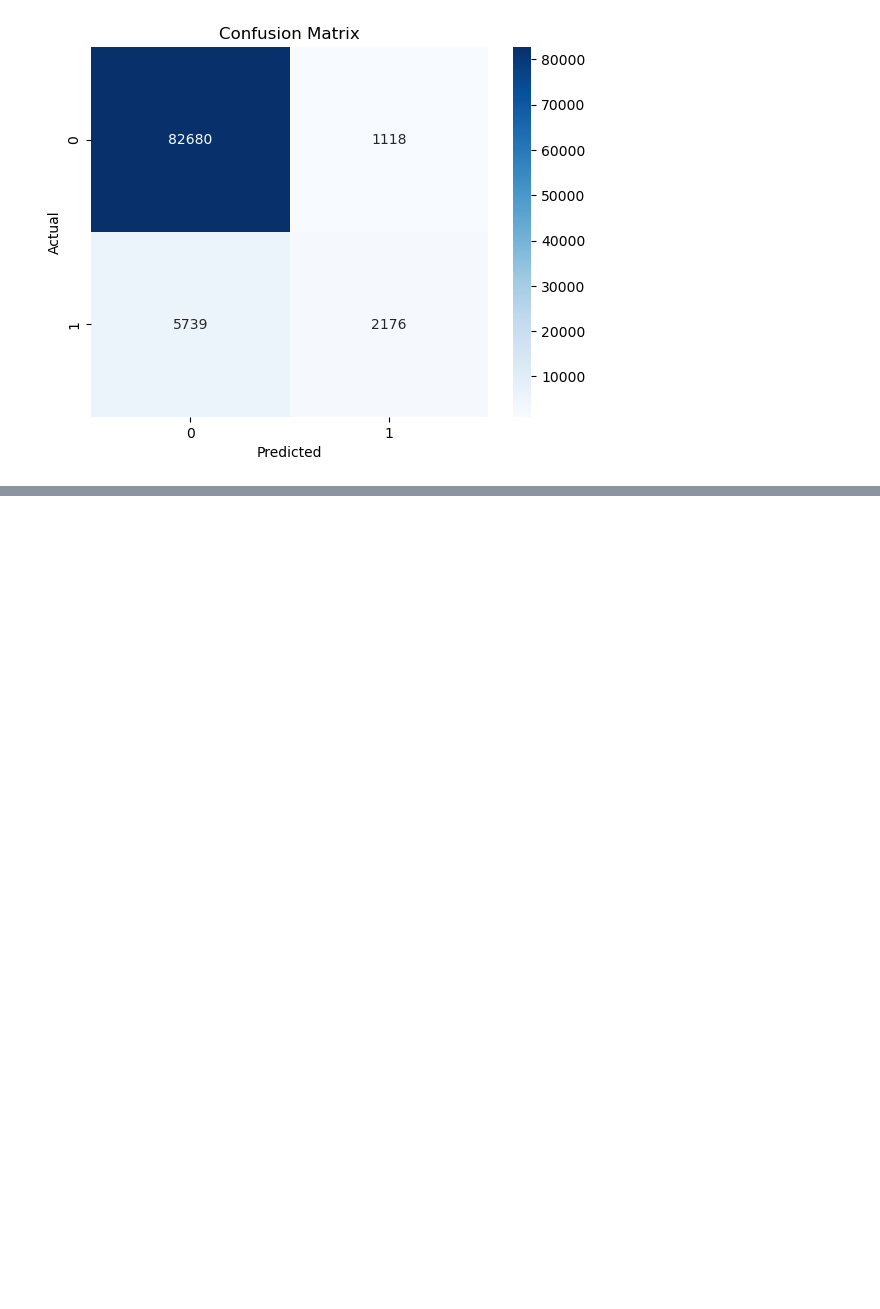
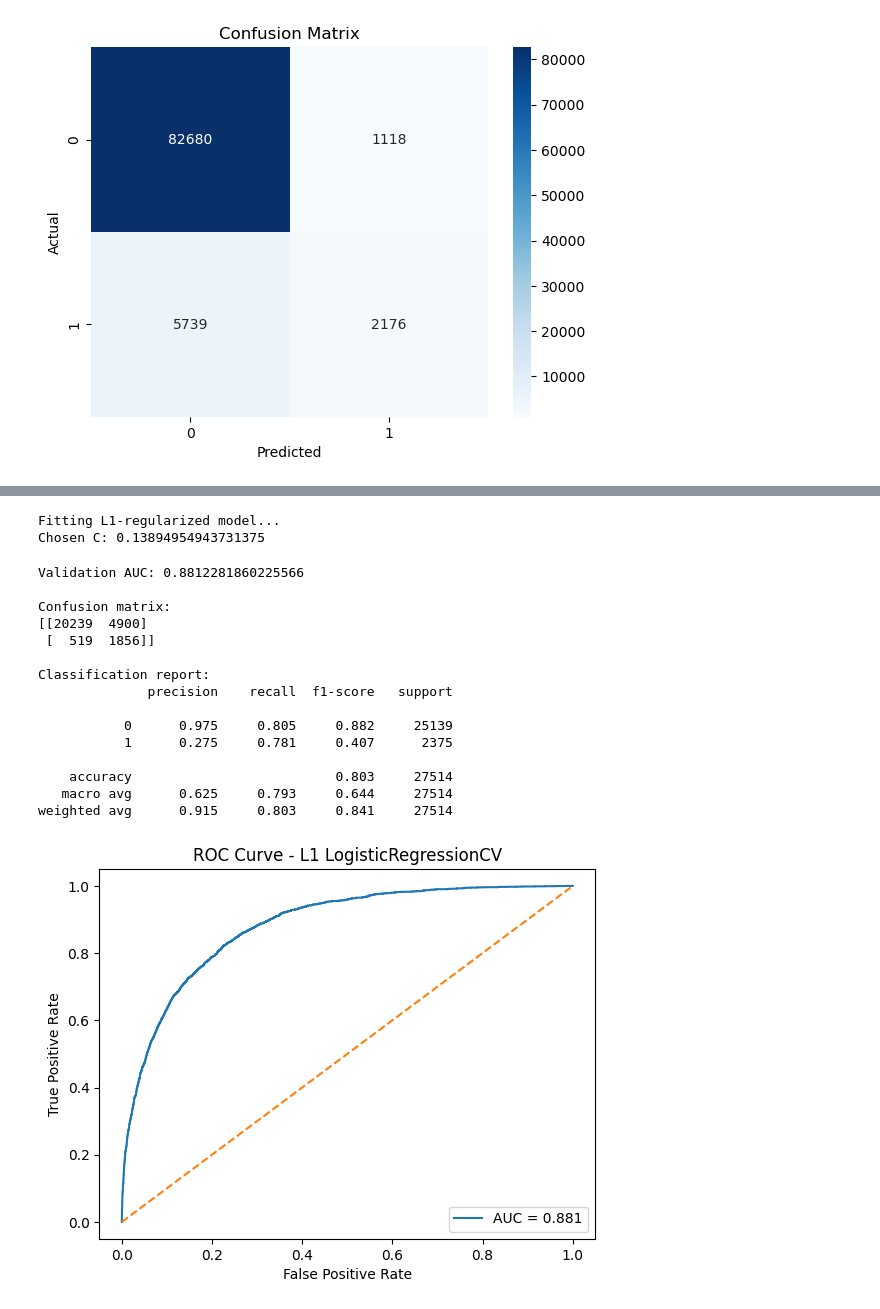
Before and after one commit to cindyrenxy/ac209a-project, a Jupyter notebook: AC209A Project MS3.ipynb, the cells around one changed output, grey strips where cells are left out. Drawn from its saved outputs; the diff is of its cells as text; code cells hidden in the pictures; blank space fills up the shorter version.

Commit message:
Add L1 Logistic Regression Model

```diff
--- a/AC209A Project MS3.ipynb
+++ b/AC209A Project MS3.ipynb
@@ -737,0 +779,75 @@ plt.show()
+# %%
+from sklearn.model_selection import train_test_split
+from sklearn.linear_model import LogisticRegressionCV
+
+#Train/validation split
+X_processed = X_processed_df # use imputed dataset after cutoff
+y = df["hospital_death"]
+features = X_processed.columns
+
+X_train, X_val, y_train, y_val = train_test_split(
+    X_processed,
+    y,
+    test_size=0.3,
+    stratify=y,
+    random_state=42
+)
+
+Cs = np.logspace(-2, 2, 8)
+
+logreg_l1 = LogisticRegressionCV(
+    penalty="l1",
+    solver="saga",
+    Cs=Cs,
+    cv=3,
+    scoring="roc_auc",
+    class_weight="balanced",
+    max_iter=5000,
+    n_jobs=-1,
+    random_state=42
+)
+
+print("Fitting L1-regularized model...")
+logreg_l1.fit(X_train, y_train)
+
+print("Chosen C:", logreg_l1.C_[0])
+# %% [output]
+Fitting L1-regularized model...
+Chosen C: 0.13894954943731375
+# %%
+from sklearn.metrics import roc_auc_score, classification_report, confusion_matrix, roc_curve
+y_val_proba_reg = logreg_l1.predict_proba(X_val)[:, 1]
+y_val_pred_reg  = logreg_l1.predict(X_val)
+
+print("Validation AUC:", roc_auc_score(y_val, y_val_proba_reg))
+print("\nConfusion matrix:")
+print(confusion_matrix(y_val, y_val_pred_reg))
+print("\nClassification report:")
+print(classification_report(y_val, y_val_pred_reg, digits=3))
+
+fpr, tpr, _ = roc_curve(y_val, y_val_proba_reg)
+auc_score = roc_auc_score(y_val, y_val_proba_reg)
+plt.plot(fpr, tpr, label=f"AUC = {auc_score:.3f}")
+plt.plot([0, 1], [0, 1], linestyle="--")
+plt.xlabel("False Positive Rate")
+plt.ylabel("True Positive Rate")
+plt.title("ROC Curve - L1 LogisticRegressionCV")
+plt.legend(loc="lower right")
+plt.show()
+# %% [output]
+Validation AUC: 0.8812281860225566
+
+Confusion matrix:
+[[20239  4900]
+ [  519  1856]]
+
+Classification report:
+              precision    recall  f1-score   support
+
+           0      0.975     0.805     0.882     25139
+           1      0.275     0.781     0.407      2375
+
+    accuracy                          0.803     27514
+   macro avg      0.625     0.793     0.644     27514
+weighted avg      0.915     0.803     0.841     27514
+[figure, added]
```
Also changed, not shown: parts of 7 cells of this notebook.
